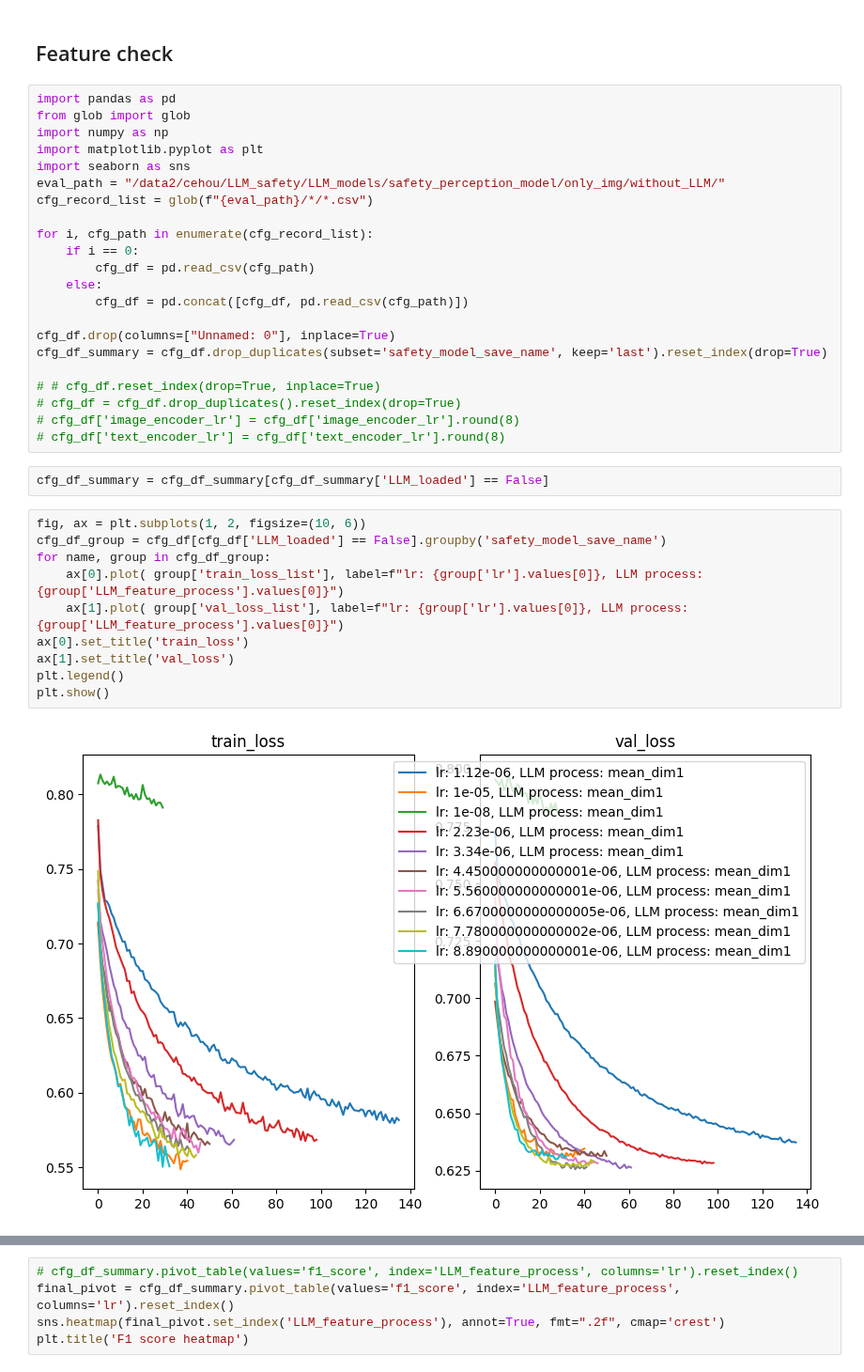
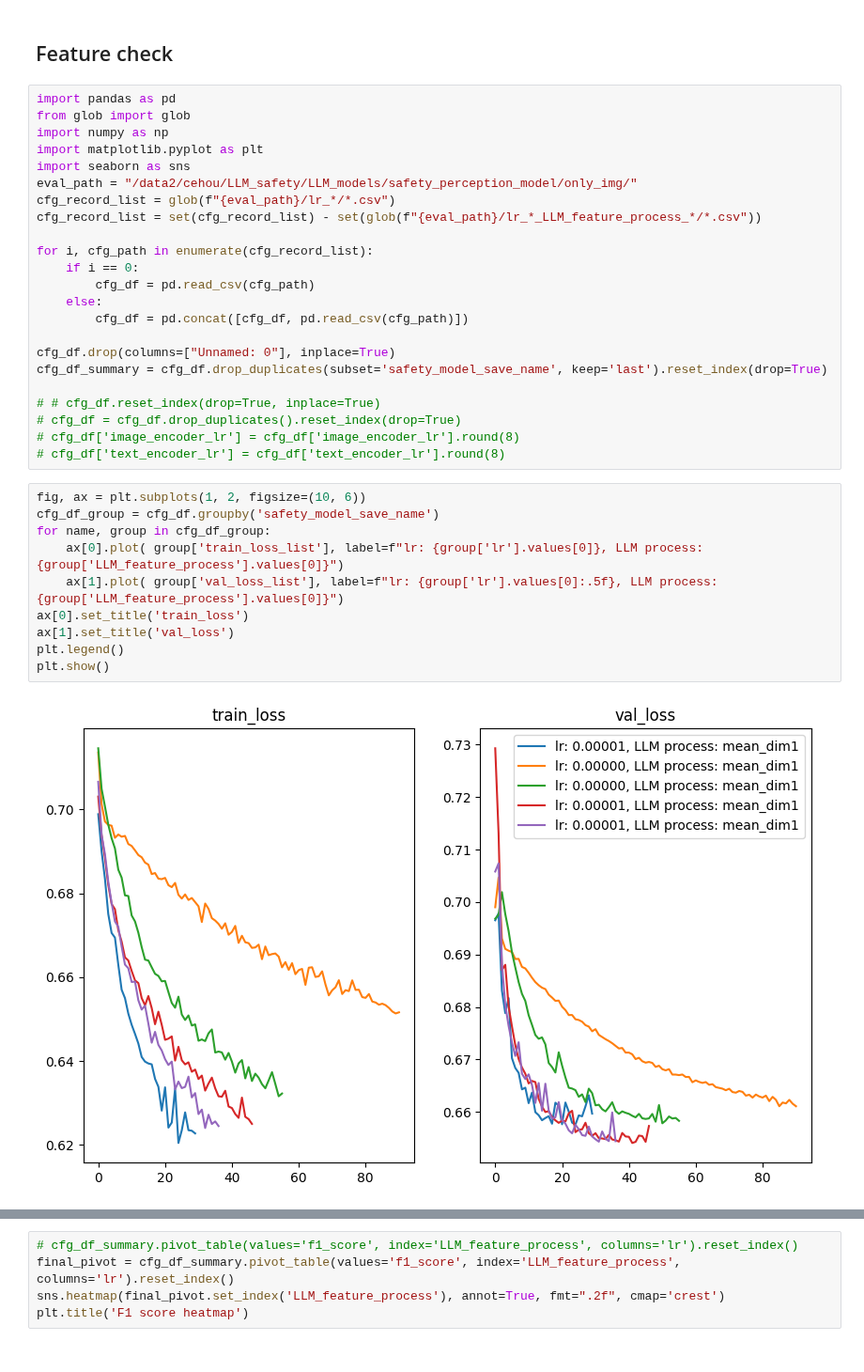
Before and after one commit to CeHouGIS/Safety_Perception_HK, a Jupyter notebook: safety_perception_model/single_model/feature_check.ipynb, the cells around one changed output, grey strips where cells are left out. Shown at 94% size. Drawn from its saved outputs; the diff is of its cells as text.

```diff
--- a/safety_perception_model/single_model/feature_check.ipynb
+++ b/safety_perception_model/single_model/feature_check.ipynb
@@ -6,8 +6,9 @@ from glob import glob
 import numpy as np
 import matplotlib.pyplot as plt
 import seaborn as sns
-eval_path = "/data2/cehou/LLM_safety/LLM_models/safety_perception_model/only_img/without_LLM/"
-cfg_record_list = glob(f"{eval_path}/*/*.csv")
+eval_path = "/data2/cehou/LLM_safety/LLM_models/safety_perception_model/only_img/"
+cfg_record_list = glob(f"{eval_path}/lr_*/*.csv")
+cfg_record_list = set(cfg_record_list) - set(glob(f"{eval_path}/lr_*_LLM_feature_process_*/*.csv"))
 
 for i, cfg_path in enumerate(cfg_record_list):
     if i == 0:
@@ -22,17 +23,15 @@ cfg_df_summary = cfg_df.drop_duplicates(subset='safety_model_save_name', keep='l
 # cfg_df = cfg_df.drop_duplicates().reset_index(drop=True)
 # cfg_df['image_encoder_lr'] = cfg_df['image_encoder_lr'].round(8)
 # cfg_df['text_encoder_lr'] = cfg_df['text_encoder_lr'].round(8)
-# %%
-cfg_df_summary = cfg_df_summary[cfg_df_summary['LLM_loaded'] == False]
 # %%
 fig, ax = plt.subplots(1, 2, figsize=(10, 6))
-cfg_df_group = cfg_df[cfg_df['LLM_loaded'] == False].groupby('safety_model_save_name')
+cfg_df_group = cfg_df.groupby('safety_model_save_name')
 for name, group in cfg_df_group:
     ax[0].plot( group['train_loss_list'], label=f"lr: {group['lr'].values[0]}, LLM process: {group['LLM_feature_process'].values[0]}")
-    ax[1].plot( group['val_loss_list'], label=f"lr: {group['lr'].values[0]}, LLM process: {group['LLM_feature_process'].values[0]}")
+    ax[1].plot( group['val_loss_list'], label=f"lr: {group['lr'].values[0]:.5f}, LLM process: {group['LLM_feature_process'].values[0]}")
 ax[0].set_title('train_loss')
 ax[1].set_title('val_loss')
 plt.legend()
 plt.show()
 # %% [output]
-[figure, old version]
+[figure, new version]
```
Also changed, not shown: parts of 4 cells of this notebook, 2 other files.
